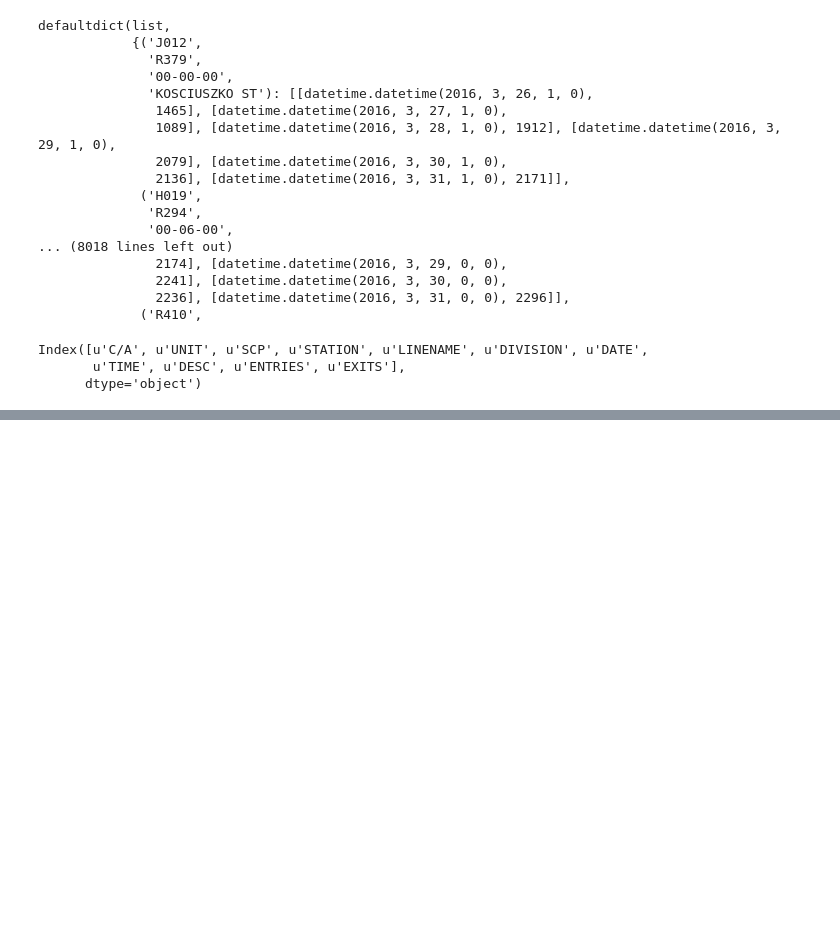
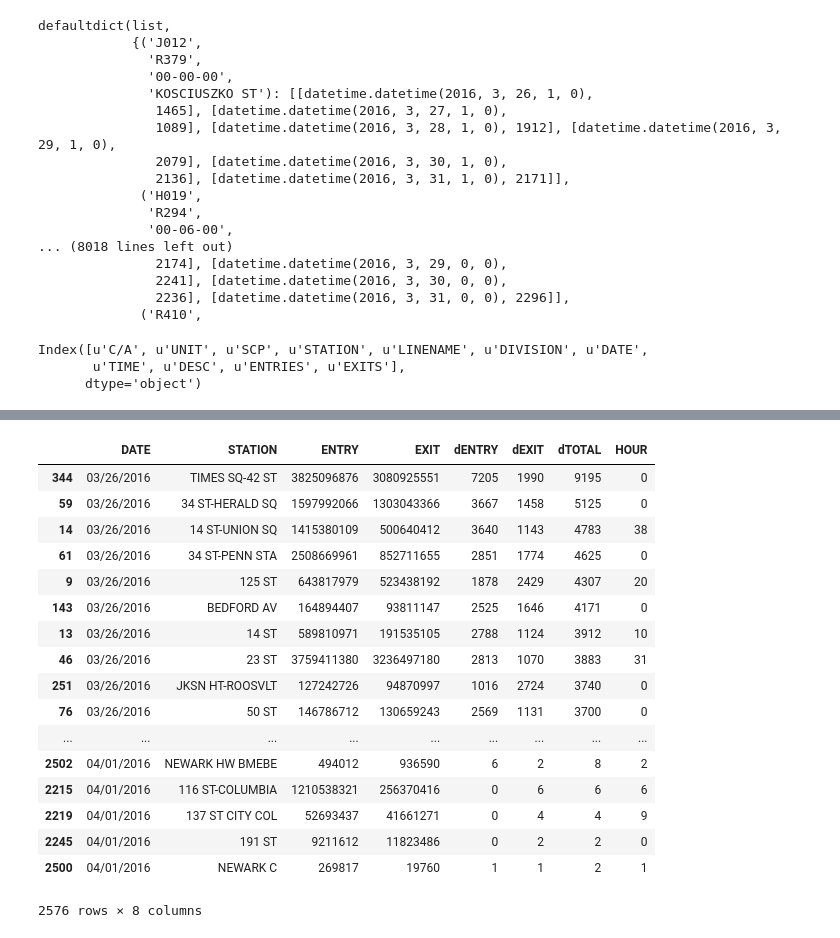
Before and after one commit to jgondin/benson_team_awesome, a Jupyter notebook: benson_project_anny.ipynb, the cells around one changed output, grey strips where cells are left out. Drawn from its saved outputs; the diff is of its cells as text; code cells hidden in the pictures; blank space fills up the shorter version.

```diff
--- a/benson_project_anny.ipynb
+++ b/benson_project_anny.ipynb
@@ -152,3 +119,0 @@ data[(data.HOUR ==0)|(data.HOUR==1)]
-# %%
-data = data[['C/A', 'UNIT', 'SCP', 'STATION', 'DATE', 'dENTRY', 'dEXIT', 'dTOTAL']]
-data
@@ -174,2 +120,2 @@ data
 # %%
-data[(data['dENTRY'] >= 0) & (data['dENTRY'] <= 5000) & (data['dEXIT'] >= 0) & (data['dEXIT'] <= 5000)]
+data_cleaned = data[(data['dENTRY'] >= 0) & (data['dENTRY'] <= 5000) & (data['dEXIT'] >= 0) & (data['dEXIT'] <= 5000)]
@@ -194,0 +122,2 @@ data[(data['dENTRY'] >= 0) & (data['dENTRY'] <= 5000) & (data['dEXIT'] >= 0) & (
+# %%
+data_0to4 = data_cleaned[(data_cleaned.HOUR ==0)|(data_cleaned.HOUR==1)]
@@ -195,3 +145,2 @@ data[(data['dENTRY'] >= 0) & (data['dENTRY'] <= 5000) & (data['dEXIT'] >= 0) & (
 # %%
-datasum = data.groupby([data.DATE,data.STATION]).sum()
-datasum
+data_grouped = data_0to4.groupby(['DATE','STATION']).sum()
@@ -228,0 +169,25 @@ data
+# %%
+data_reset = (data_grouped
+    .reset_index()
+    .sort_values(['DATE', 'dTOTAL'], ascending=(True, False))
+)
+data_reset
+# %% [output]
+|  | DATE | STATION | ENTRY | EXIT | dENTRY | dEXIT | dTOTAL | HOUR |
+| 344 | 03/26/2016 | TIMES SQ-42 ST | 3825096876 | 3080925551 | 7205 | 1990 | 9195 | 0 |
+| 59 | 03/26/2016 | 34 ST-HERALD SQ | 1597992066 | 1303043366 | 3667 | 1458 | 5125 | 0 |
+| 14 | 03/26/2016 | 14 ST-UNION SQ | 1415380109 | 500640412 | 3640 | 1143 | 4783 | 38 |
+| 61 | 03/26/2016 | 34 ST-PENN STA | 2508669961 | 852711655 | 2851 | 1774 | 4625 | 0 |
+| 9 | 03/26/2016 | 125 ST | 643817979 | 523438192 | 1878 | 2429 | 4307 | 20 |
+| 143 | 03/26/2016 | BEDFORD AV | 164894407 | 93811147 | 2525 | 1646 | 4171 | 0 |
+| 13 | 03/26/2016 | 14 ST | 589810971 | 191535105 | 2788 | 1124 | 3912 | 10 |
+| 46 | 03/26/2016 | 23 ST | 3759411380 | 3236497180 | 2813 | 1070 | 3883 | 31 |
+| 251 | 03/26/2016 | JKSN HT-ROOSVLT | 127242726 | 94870997 | 1016 | 2724 | 3740 | 0 |
+| 76 | 03/26/2016 | 50 ST | 146786712 | 130659243 | 2569 | 1131 | 3700 | 0 |
+| ... | ... | ... | ... | ... | ... | ... | ... | ... |
+| 2502 | 04/01/2016 | NEWARK HW BMEBE | 494012 | 936590 | 6 | 2 | 8 | 2 |
+| 2215 | 04/01/2016 | 116 ST-COLUMBIA | 1210538321 | 256370416 | 0 | 6 | 6 | 6 |
+| 2219 | 04/01/2016 | 137 ST CITY COL | 52693437 | 41661271 | 0 | 4 | 4 | 9 |
+| 2245 | 04/01/2016 | 191 ST | 9211612 | 11823486 | 0 | 2 | 2 | 0 |
+| 2500 | 04/01/2016 | NEWARK C | 269817 | 19760 | 1 | 1 | 2 | 1 |
+2576 rows × 8 columns
```
Also changed, not shown: parts of 15 cells of this notebook.
